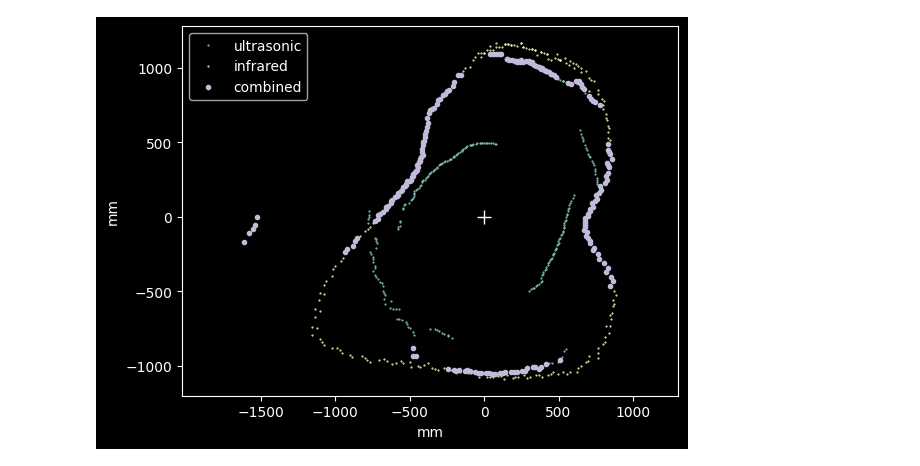
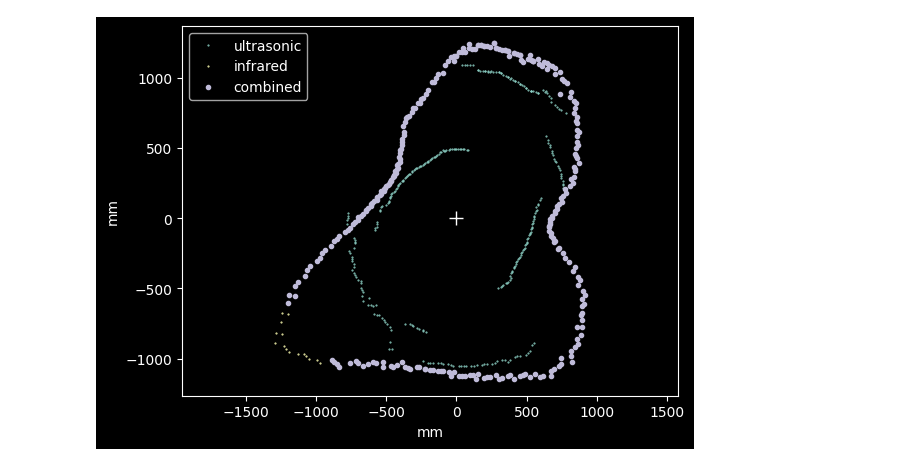
Before and after one commit to gerritnowald/myMindstormsEV3projects, a Jupyter notebook: 0_distance_calibration/post_processing/surrounding.ipynb, the cells around one changed output. Cells and saved outputs as stored; diff of their text form; code cells hidden in the pictures.

Commit message:
infrared polynomial correction

```diff
--- a/0_distance_calibration/post_processing/surrounding.ipynb
+++ b/0_distance_calibration/post_processing/surrounding.ipynb
@@ -15,10 +15,10 @@ cosα = np.cos(df[' angle motors / °'] * np.pi/180)
 dist_us = df[' distance ultrasonic / mm']
 
 
-def func(x, a, b):
-    return a*(np.exp(b*x) - 1)
+def func(x, a, b, c, d):
+    return a*x**3 + b*x**2 + c*x + d
 
-dist_in = func(df[' distance infrared / %'].to_numpy(), *[5.25744841e+02, 1.48802736e-02])
+dist_in = func(df[' distance infrared / %'].to_numpy(), *[ 2.02747202e-03, -8.64875976e-02,  1.00946960e+01,  2.26888545e+01])
 
 
 df['xu'] = (dist_us + 65) * sinα + 40 * cosα
@@ -28,8 +28,11 @@ df['xi'] = (dist_in + 65) * sinα - 40 * cosα
 df['yi'] = (dist_in + 65) * cosα + 40 * sinα
 
 
-df['xc'] = df['xi'] * (dist_in <= 900) + df['xu'] * (dist_us > 0.9 * dist_in) * (dist_us < 2550)
-df['yc'] = df['yi'] * (dist_in <= 900) + df['yu'] * (dist_us > 0.9 * dist_in) * (dist_us < 2550)
+# df['xc'] = df['xi'] * (dist_in <= 1300) + df['xu'] * (dist_us > 0.9 * dist_in) * (dist_us < 2550)
+# df['yc'] = df['yi'] * (dist_in <= 1300) + df['yu'] * (dist_us > 0.9 * dist_in) * (dist_us < 2550)
+
+df['xc'] = df['xi'] * (dist_in <= 1300)
+df['yc'] = df['yi'] * (dist_in <= 1300)
 
 df['xc'].replace(0, np.nan, inplace=True)
 df['yc'].replace(0, np.nan, inplace=True)
@@ -39,16 +42,17 @@ df['yc'].replace(0, np.nan, inplace=True)
 # %%
 plt.plot(0, 0, 'w+', markersize = 10)
 plt.plot(df['xu'], df['yu'], '.', markersize = 1, label = 'ultrasonic' )
 plt.plot(df['xi'], df['yi'], '.', markersize = 1, label = 'infrared' )
 plt.plot(df['xc'], df['yc'], 'o', markersize = 3, label = 'combined' )
 plt.legend(loc = 'upper left')
 plt.axis('equal')
 plt.xlabel('mm')
 plt.ylabel('mm')
-plt.xticks(range(-1500,1001,500))
-plt.yticks(range(-1000,1001,500))
+# plt.xticks(range(-1500,1001,500))
+# plt.yticks(range(-1000,1001,500))
+# plt.ylim([-1200, 1200])
 
 plt.show()
 # plt.savefig('surrounding.png', transparent=True)
 # %% [output]
-[figure, old version]
+[figure, new version]
```
